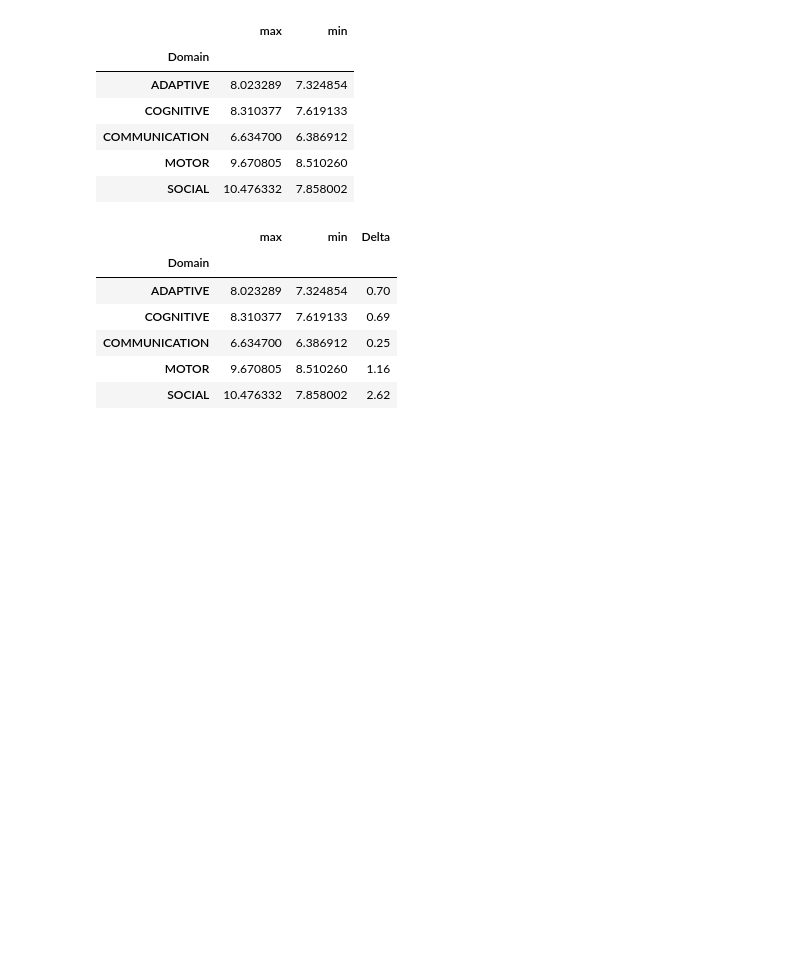
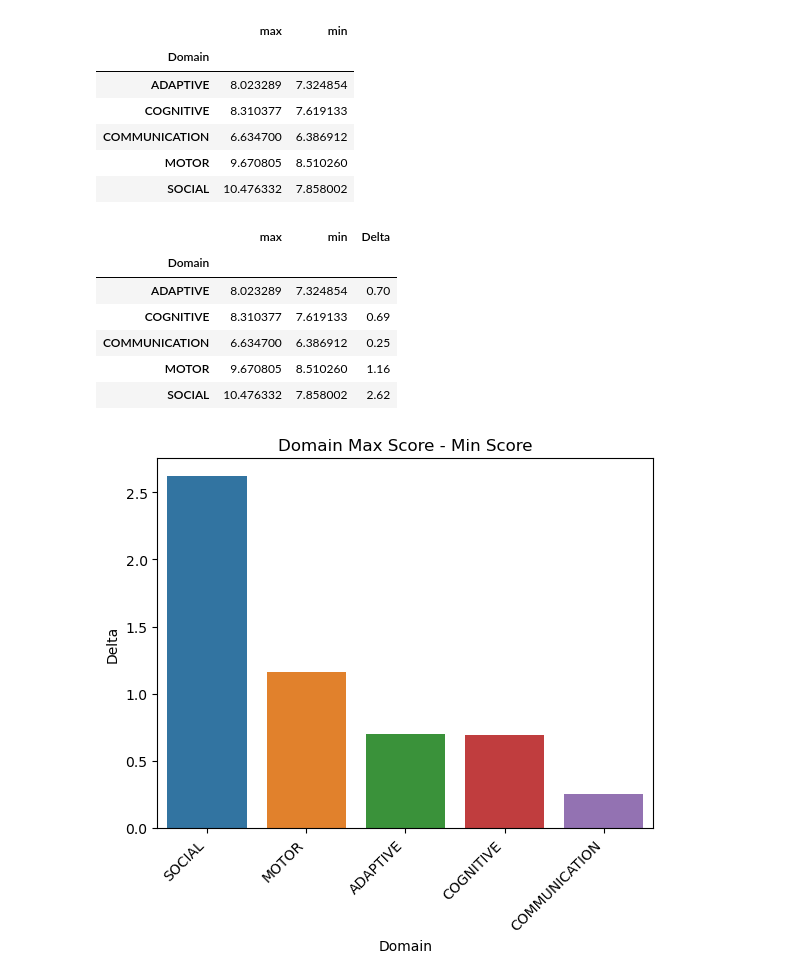
Before and after one commit to NSS-Data-Analytics-Cohort-10/teis-bullmastiff, a Jupyter notebook: Notebook/Partnerproject.ipynb, the cells around one changed output. Drawn from its saved outputs; the diff is of its cells as text; code cells hidden in the pictures; blank space fills up the shorter version.

```diff
--- a/Notebook/Partnerproject.ipynb
+++ b/Notebook/Partnerproject.ipynb
@@ -219,3 +219,20 @@ Domaingrouped
 | COMMUNICATION | 6.634700 | 6.386912 | 0.25 |
 | MOTOR | 9.670805 | 8.510260 | 1.16 |
 | SOCIAL | 10.476332 | 7.858002 | 2.62 |
+# %%
+domain_colors = {
+    'ADAPTIVE' : 'purple',
+    'SOCIAL' :'teal',
+    'COMMUNICATION' : 'darkorchid',
+    'MOTOR' : 'dodgerblue',
+    'COGNITIVE' : 'orangered'    }
+Domaingrouped = Domaingrouped.sort_values('Delta',ascending =False)
+
+sns.barplot(x= Domaingrouped.index, y='Delta', data=Domaingrouped)
+plt.title('Domain Max Score - Min Score')
+plt.xlabel("Domain")
+plt.ylabel("Delta")
+plt.xticks(rotation=45, ha='right')
+plt.show()
+# %% [output]
+[figure, added]
```
